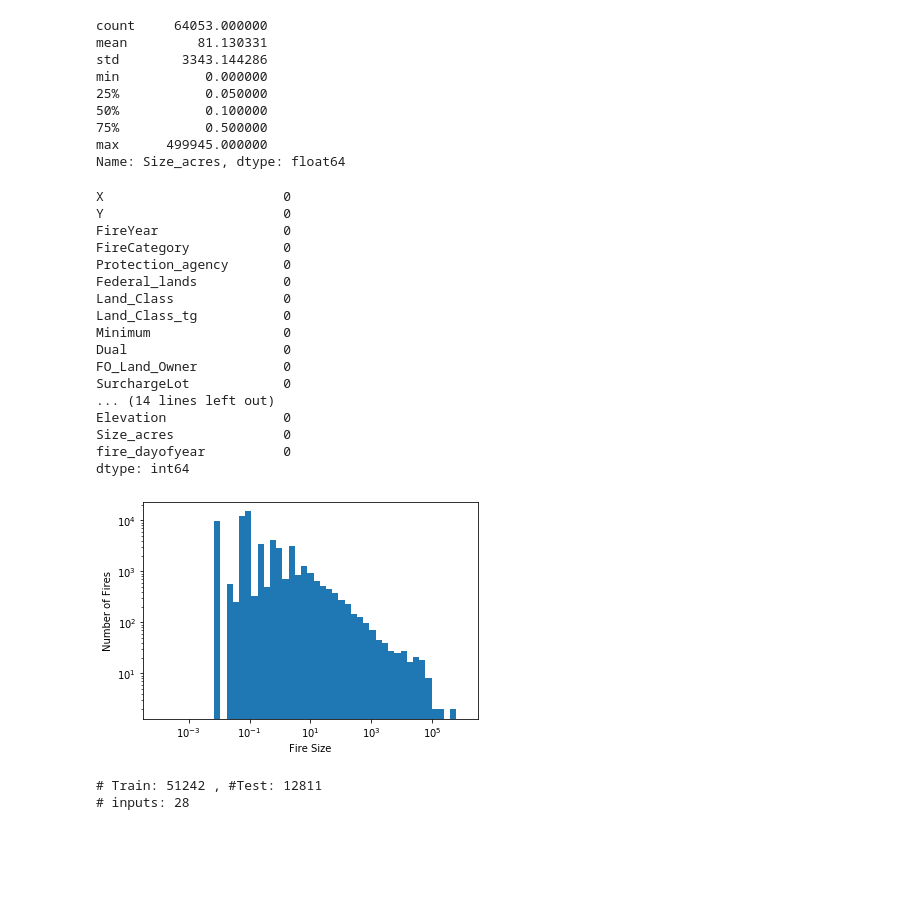
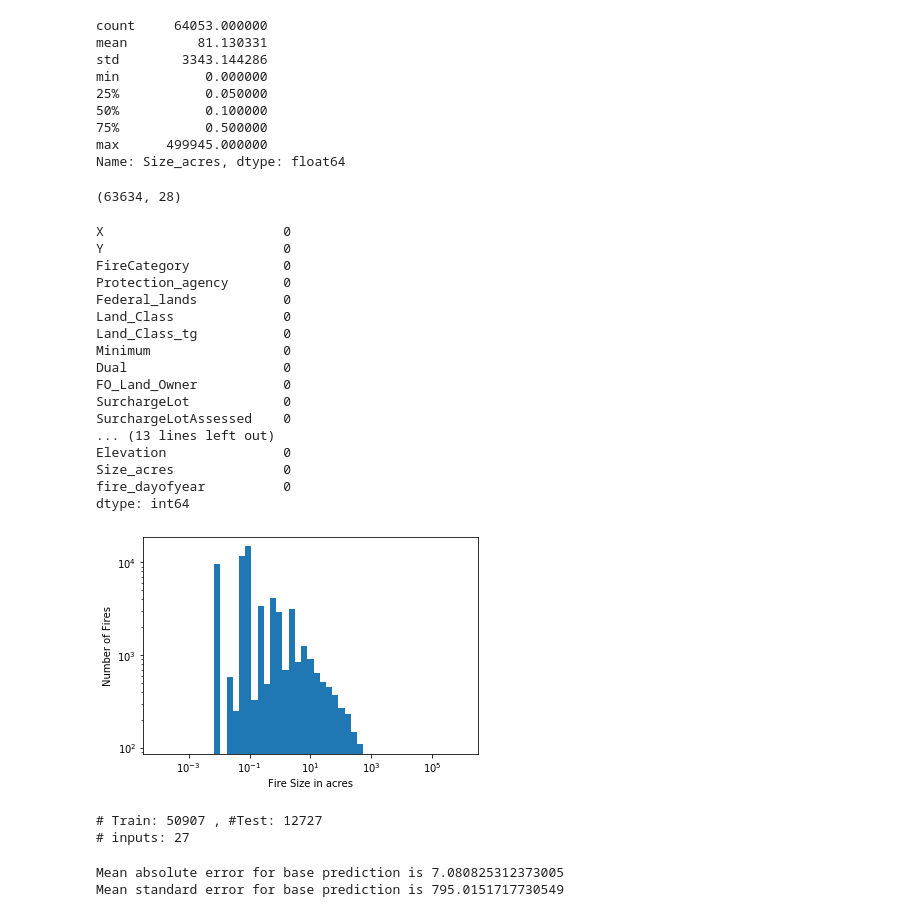
Before and after one commit to BloomTech-Labs/forest-fire-watch-ds, a Jupyter notebook: Oregon_Fires/Oregon_Historical_Fires.ipynb, the cells around one changed output. Drawn from its saved outputs; the diff is of its cells as text; code cells hidden in the pictures; blank space fills up the shorter version.

```diff
--- a/Oregon_Fires/Oregon_Historical_Fires.ipynb
+++ b/Oregon_Fires/Oregon_Historical_Fires.ipynb
@@ -101,6 +105,6 @@ drop_columns = ['OBJECTID', 'Serial'  ,'FireNumber' ,'FiscalYear','FireArea','Cu
 historical_fires.drop(columns=drop_columns,inplace=True)
 # %%
-use_later = ["Burn_Index","WeatherStationID"]
+use_later = ["Burn_Index","WeatherStationID","FireYear"]
 historical_fires.drop(columns=use_later,inplace=True)
 # %%
 #Convert columns to datetime format
@@ -138,13 +142,13 @@ memory usage: 14.2 MB
 # %%
 #Converting Burn Index and WeatherStation Index to floats
-historical_fires['Burn_Index'] = historical_fires['Burn_Index'].str.replace("[^0-9]", '')
-historical_fires['WeatherStationID'] = historical_fires['WeatherStationID'].str.replace("[^0-9]", '')
+#historical_fires['Burn_Index'] = historical_fires['Burn_Index'].str.replace("[^0-9]", '')
+#historical_fires['WeatherStationID'] = historical_fires['WeatherStationID'].str.replace("[^0-9]", '')
 #Replacing Null values or spaces with zero
-historical_fires['Burn_Index'] = historical_fires['Burn_Index'].fillna(0)
-historical_fires['WeatherStationID'] = historical_fires['WeatherStationID'].fillna(0)
+#historical_fires['Burn_Index'] = historical_fires['Burn_Index'].fillna(0)
+#historical_fires['WeatherStationID'] = historical_fires['WeatherStationID'].fillna(0)
 #converting the columns to type int and float
-historical_fires['Burn_Index'] = historical_fires['Burn_Index'].astype(int)
-historical_fires['WeatherStationID'] = historical_fires['WeatherStationID'].astype(int)
+#historical_fires['Burn_Index'] = historical_fires['Burn_Index'].astype(int)
+#historical_fires['WeatherStationID'] = historical_fires['WeatherStationID'].astype(int)
 # %%
 #The target to predict, area burnt by fire.
 historical_fires['Size_acres'].describe()
@@ -158,13 +162,20 @@ min           0.000000
 75%           0.500000
 max      499945.000000
 Name: Size_acres, dtype: float64
+# %%
+#As the standard deviation is very high, removing the outliers from the data
+historical_fires = historical_fires[historical_fires['Size_acres'] < 500]
+# %%
+#Number of rows after the outliers have been removed
+historical_fires.shape
+# %% [output]
+(63634, 28)
 # %%
 #checking for Null Values in the data
 historical_fires.isnull().sum()
 # %% [output]
 X                       0
 Y                       0
-FireYear                0
 FireCategory            0
 Protection_agency       0
 Federal_lands           0
@@ -174,7 +185,8 @@ Minimum                 0
 Dual                    0
 FO_Land_Owner           0
 SurchargeLot            0
-... (14 lines left out)
+SurchargeLotAssessed    0
+... (13 lines left out)
 Elevation               0
 Size_acres              0
 fire_dayofyear          0
@@ -182,15 +194,15 @@ dtype: int64
 # %%
 import matplotlib.pyplot as plt
 import numpy as np
 #Distibution of fire size
 plt.hist(historical_fires['Size_acres'], bins=np.logspace(-4,6, 50));
 plt.ylabel('Number of Fires')
-plt.xlabel('Fire Size')
+plt.xlabel('Fire Size in acres')
 plt.gca().set_yscale("log")
 plt.gca().set_xscale("log")
 plt.show()
 # %% [output]
-[figure, old version]
+[figure, new version]
 # %%
 #Creating the data for training
 Y = historical_fires['Size_acres']
@@ -201,10 +213,10 @@ sc = StandardScaler()
 X_norm = sc.fit_transform(X)
 # %%
 #creating the train and test data
-X_train,X_test,y_train,y_test = train_test_split(X,Y,test_size = 0.2)
+X_train,X_test,y_train,y_test = train_test_split(X_norm,Y,test_size = 0.2)
 print("# Train: {} , #Test: {}".format(X_train.shape[0], X_test.shape[0]))
 print("# inputs: {}".format(X_train.shape[1]))
 n = X_train.shape[1]
 # %% [output]
-# Train: 51242 , #Test: 12811
-# inputs: 28
+# Train: 50907 , #Test: 12727
+# inputs: 27
@@ -210,0 +229,10 @@ n = X_train.shape[1]
+# %%
+#Mean Errors for Base Prediction
+prediction_errors = {}
+prediction_errors['Base'] = [MAE(y_test,y_base),MSE(y_test,y_base)]
+#prediction_errors['Base MSE'] = MAE(y_test,y_base)
+print(f'Mean absolute error for base prediction is {MAE(y_test,y_base)}')
+print(f'Mean standard error for base prediction is {MSE(y_test,y_base)}')
+# %% [output]
+Mean absolute error for base prediction is 7.080825312373005
+Mean standard error for base prediction is 795.0151717730549
```
Also changed, not shown: parts of 26 cells of this notebook.
